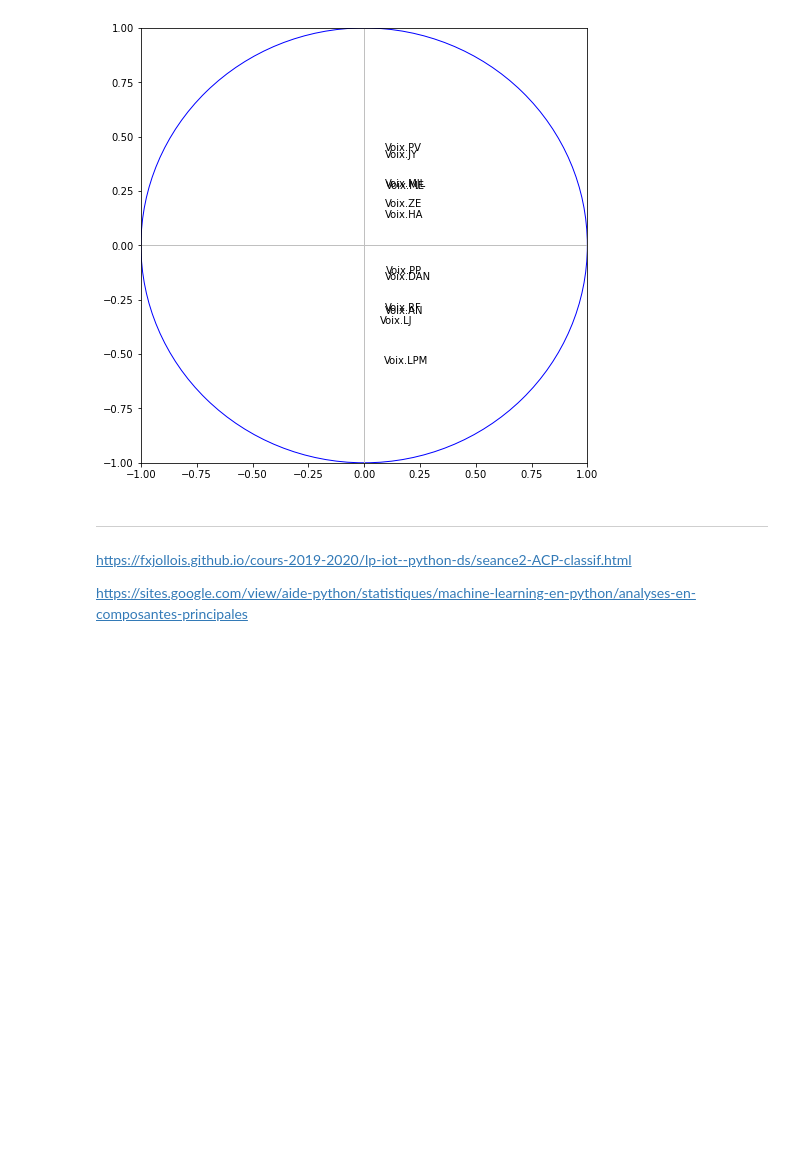
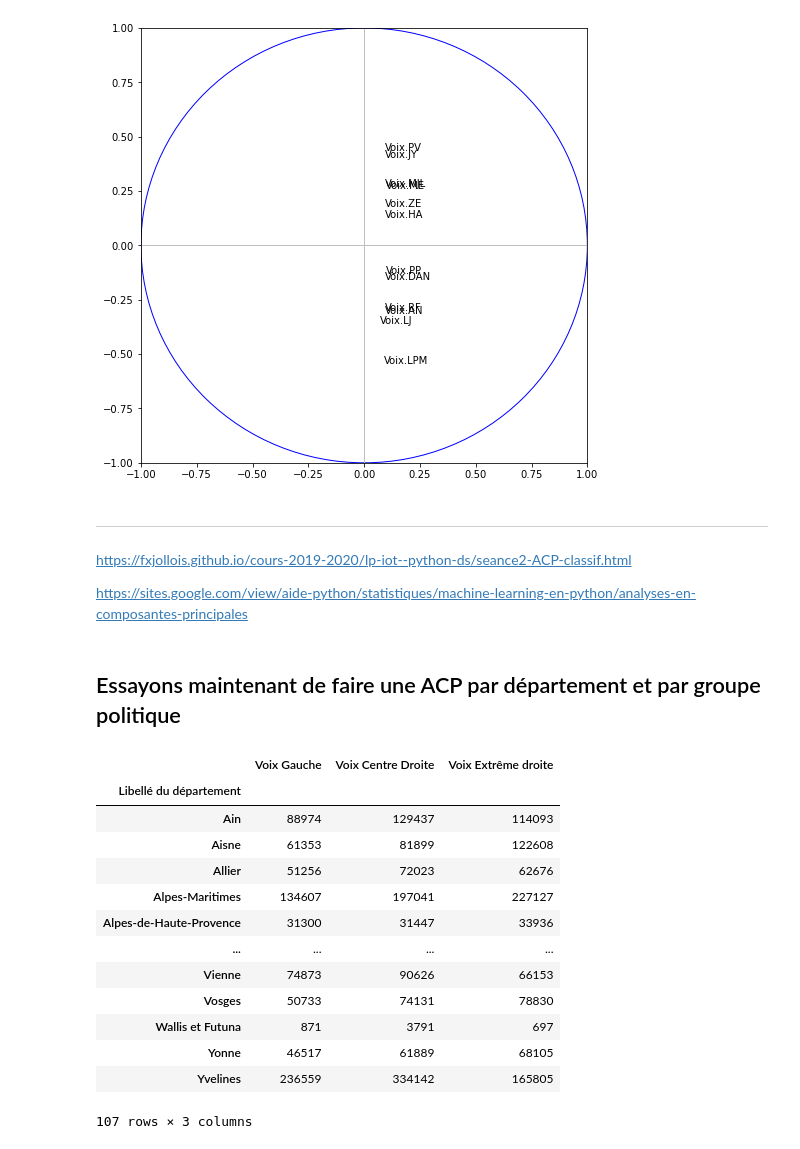
Before and after one commit to BaderEK/AnalyseDeDonnees, a Jupyter notebook: Groupe 2/Groupe 2/rendu.ipynb, the cells around one changed output. Drawn from its saved outputs; the diff is of its cells as text; code cells hidden in the pictures; blank space fills up the shorter version.

```diff
--- a/Groupe 2/Groupe 2/rendu.ipynb
+++ b/Groupe 2/Groupe 2/rendu.ipynb
@@ -809,3 +809,42 @@ plt.show()
 https://fxjollois.github.io/cours-2019-2020/lp-iot--python-ds/seance2-ACP-classif.html
 
 https://sites.google.com/view/aide-python/statistiques/machine-learning-en-python/analyses-en-composantes-principales
+# %% [markdown]
+## Essayons maintenant de faire une ACP par département et par groupe politique
+# %%
+def cre_tab_dep(tab,nom) :
+
+    res = tab.groupby(["Libellé du département"]).sum().reset_index().sum(axis=1)
+    super = pd.DataFrame(data = res, columns=[nom])
+    a = pd.DataFrame(data[["Libellé du département"]]).groupby(["Libellé du département"]).sum().reset_index()
+    fusion = a.join(super, how='outer')
+    return fusion
+# %%
+df_G = data[['Libellé du département', 'Voix.MJL', 'Voix.AN', 'Voix.PP', 'Voix.JY', 'Voix.RF', 'Voix.HA']]
+df_CD = data[['Libellé du département', 'Voix.ME', 'Voix.LJ', 'Voix.PV', 'Voix.DAN']]
+df_ED = data[['Libellé du département', 'Voix.ZE', 'Voix.LPM']]
+
+df_G = cre_tab_dep(df_G,"Voix Gauche")
+df_CD = cre_tab_dep(df_CD,"Voix Centre Droite")
+df_ED = cre_tab_dep(df_ED,"Voix Extrême droite")
+
+one = pd.merge(df_G, df_CD)
+fusion = pd.merge(one,df_ED)
+
+fusion.set_index('Libellé du département', inplace = True)
+fusion
+# %% [output]
+|  | Voix Gauche | Voix Centre Droite | Voix Extrême droite |
+| Libellé du département |  |  |  |
+| Ain | 88974 | 129437 | 114093 |
+| Aisne | 61353 | 81899 | 122608 |
+| Allier | 51256 | 72023 | 62676 |
+| Alpes-Maritimes | 134607 | 197041 | 227127 |
+| Alpes-de-Haute-Provence | 31300 | 31447 | 33936 |
+| ... | ... | ... | ... |
+| Vienne | 74873 | 90626 | 66153 |
+| Vosges | 50733 | 74131 | 78830 |
+| Wallis et Futuna | 871 | 3791 | 697 |
+| Yonne | 46517 | 61889 | 68105 |
+| Yvelines | 236559 | 334142 | 165805 |
+107 rows × 3 columns
```
Also changed, not shown: parts of 2 cells of this notebook.
